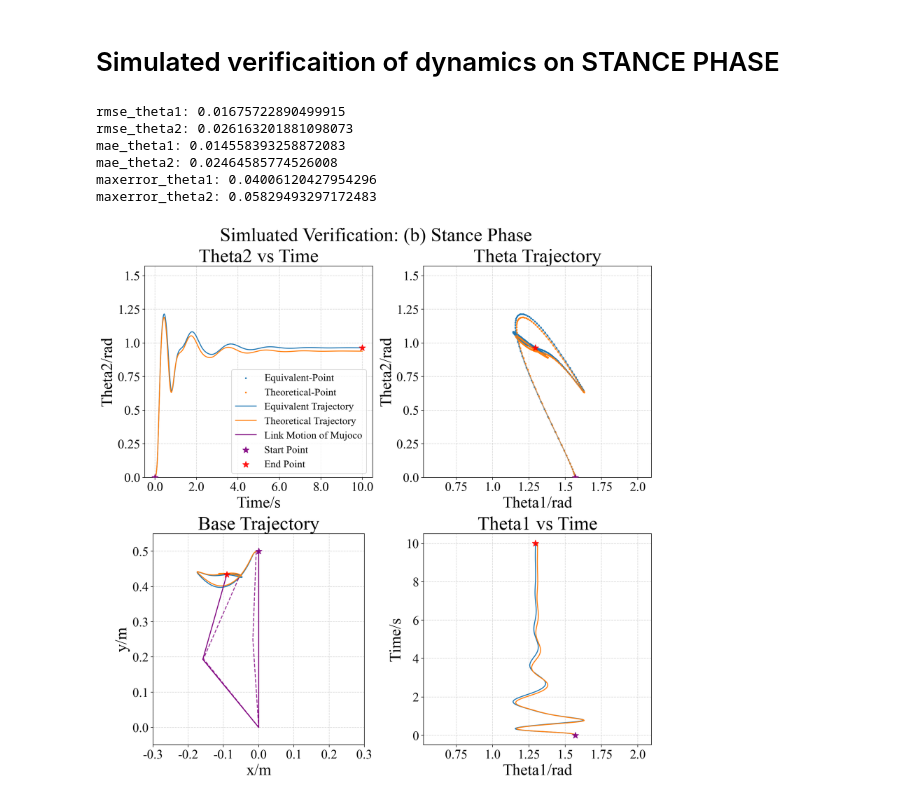
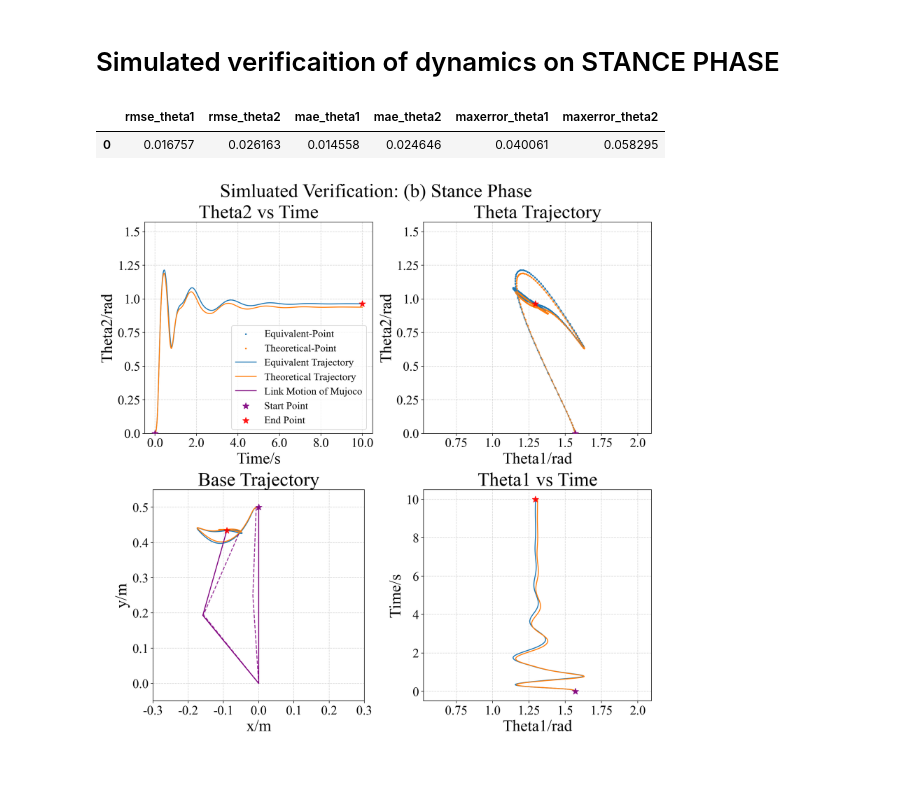
Before and after one commit to fly-pigTH/EquiMus, a Jupyter notebook: src/simulated_verify/dynamic/stance_analysis.ipynb, the cells around one changed output. Cells and saved outputs as stored; diff of their text form; code cells hidden in the pictures; blank space fills up the shorter version.

Commit message:
all error in rad in .6f

```diff
--- a/src/simulated_verify/dynamic/stance_analysis.ipynb
+++ b/src/simulated_verify/dynamic/stance_analysis.ipynb
@@ -21,42 +21,32 @@ theta2_theo = scipy.io.loadmat("data/matlab_theo/theta_2.mat")['theta_2'].flatte
 # %%
 # Calculate the Error
 t_interp = np.linspace(0, 10, 1000)
 theta1_sim_interp = np.interp(t_interp, t_sim, theta1_sim)
 theta2_sim_interp = np.interp(t_interp, t_sim, theta2_sim)
 theta1_theo_interp = np.interp(t_interp, t_theo, theta1_theo)
 theta2_theo_interp = np.interp(t_interp, t_theo, theta2_theo)
 
 rmse_theta1 = np.sqrt(np.mean(np.square(theta1_sim_interp-theta1_theo_interp)))
 rmse_theta2 = np.sqrt(np.mean(np.square(theta2_sim_interp-theta2_theo_interp)))
 mae_theta1 = np.mean(np.abs(theta1_sim_interp-theta1_theo_interp))
 mae_theta2 = np.mean(np.abs(theta2_sim_interp-theta2_theo_interp))
 maxerror_theta1 = np.max(np.abs(theta1_sim_interp-theta1_theo_interp))
 maxerror_theta2 = np.max(np.abs(theta2_sim_interp-theta2_theo_interp))
 
-print(f"rmse_theta1: {rmse_theta1}\n"
-        f"rmse_theta2: {rmse_theta2}\n"
-        f"mae_theta1: {mae_theta1}\n"
-        f"mae_theta2: {mae_theta2}\n"
-        f"maxerror_theta1: {maxerror_theta1}\n"
-        f"maxerror_theta2: {maxerror_theta2}")
-
 # Save to csv file
 error_data = pd.DataFrame({
     'rmse_theta1': [rmse_theta1],
     'rmse_theta2': [rmse_theta2],
     'mae_theta1': [mae_theta1],
     'mae_theta2': [mae_theta2],
     'maxerror_theta1': [maxerror_theta1],
     'maxerror_theta2': [maxerror_theta2]
 })
-error_data.to_csv('data/stance_error_summary.csv', index=False)
+error_data.to_csv('data/stance_error_summary.csv', index=False, float_format='%.6f')
+error_data
 # %% [output]
-rmse_theta1: 0.01675722890499915
-rmse_theta2: 0.026163201881098073
-mae_theta1: 0.014558393258872083
-mae_theta2: 0.02464585774526008
-maxerror_theta1: 0.04006120427954296
-maxerror_theta2: 0.05829493297172483
+|  | rmse_theta1 | rmse_theta2 | mae_theta1 | mae_theta2 | maxerror_theta1 | maxerror_theta2 |
+| 0 | 0.016757 | 0.026163 | 0.014558 | 0.024646 | 0.040061 | 0.058295 |
 # %%
 # Draw the step response of Stance Phase
 from matplotlib import rcParams
```
Also changed, not shown: 1 other file.
